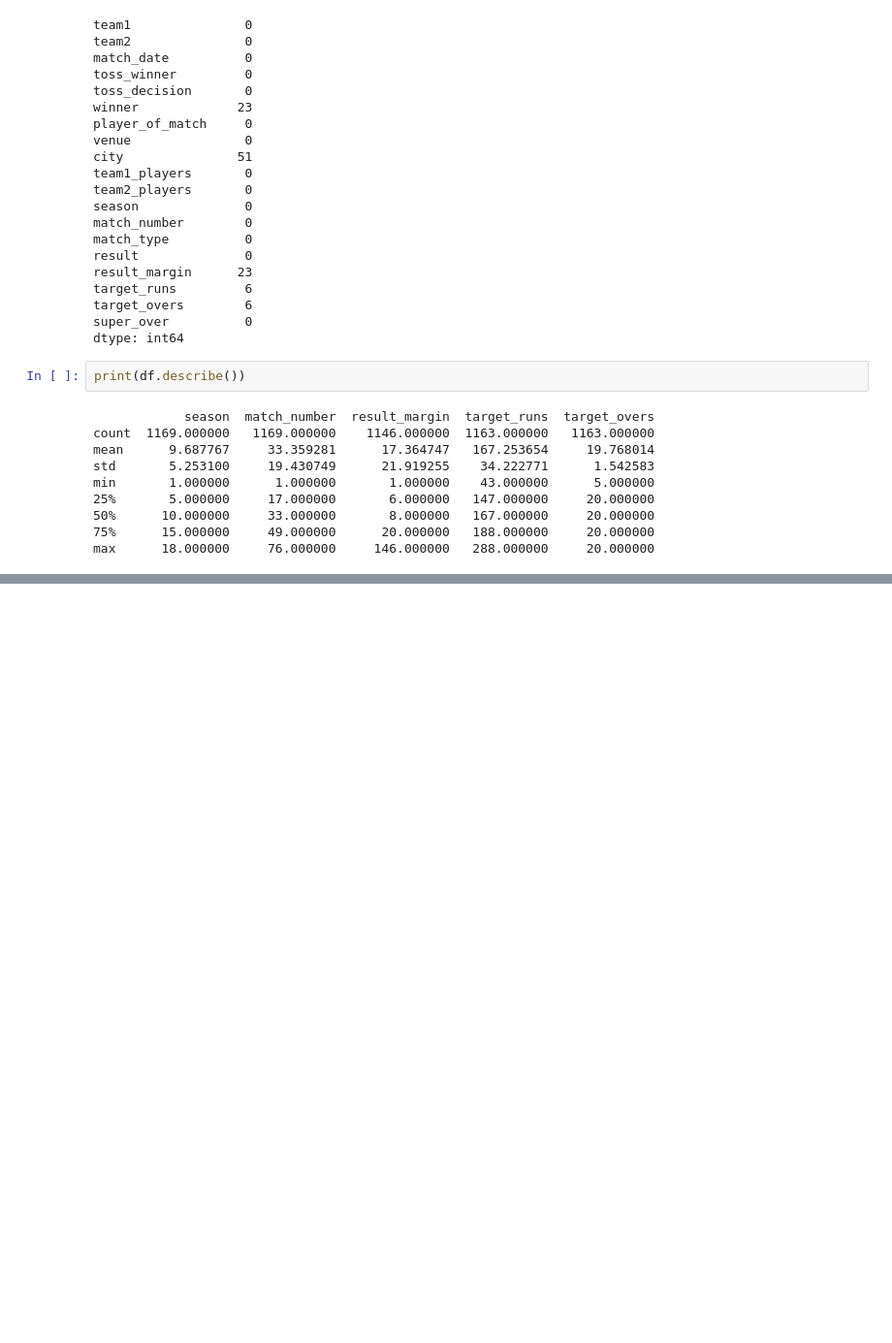
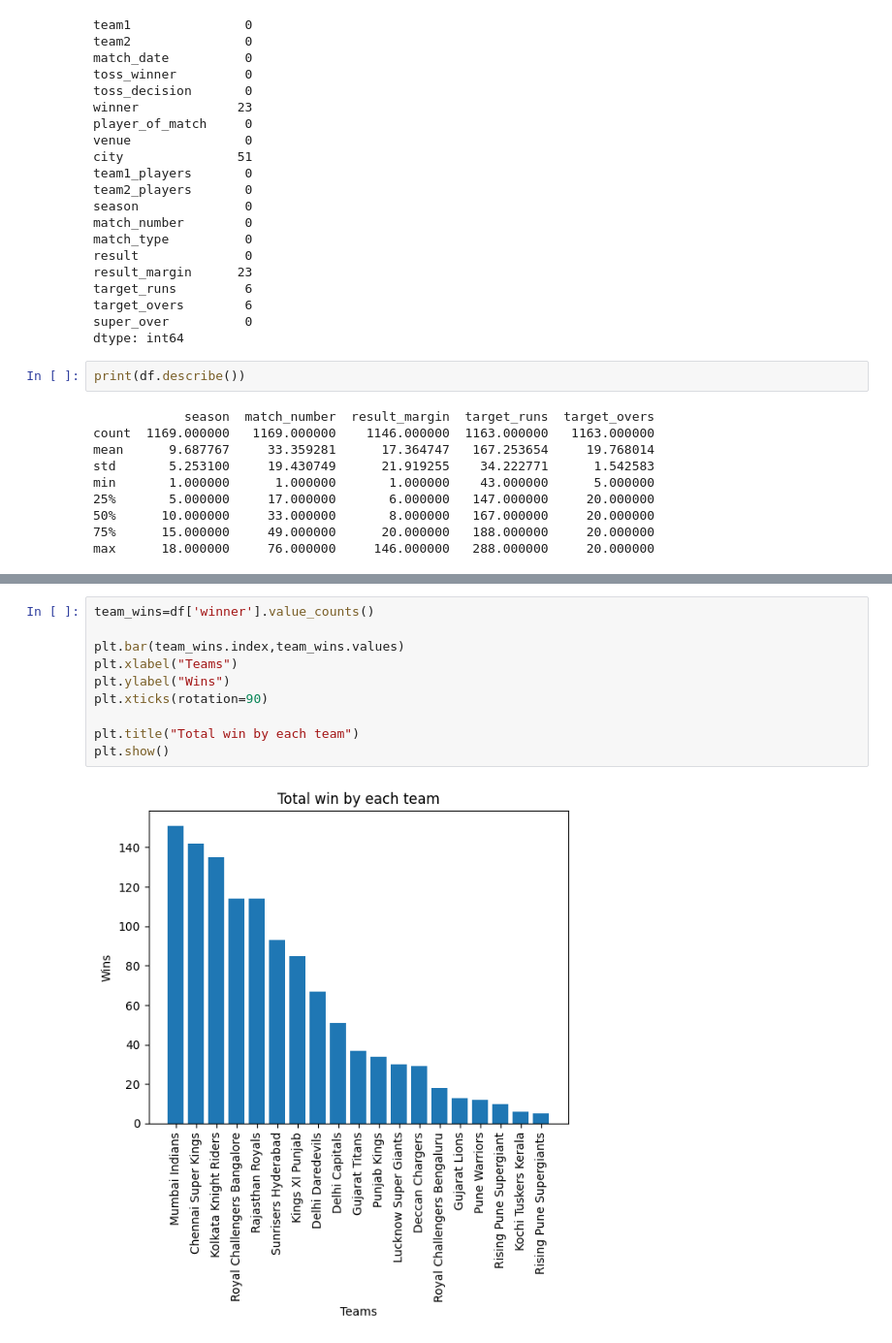
Before and after one commit to Madhanjm/daily-tasks, a Jupyter notebook: 13-01-2025/data_set_analysis.ipynb, the cells around one changed output, grey strips where cells are left out. Shown at 97% size. Drawn from its saved outputs; the diff is of its cells as text; blank space fills up the shorter version.

```diff
--- a/13-01-2025/data_set_analysis.ipynb
+++ b/13-01-2025/data_set_analysis.ipynb
@@ -62,0 +86,12 @@ max      18.000000     76.000000     146.000000   288.000000     20.000000
+# %%
+team_wins=df['winner'].value_counts()
+
+plt.bar(team_wins.index,team_wins.values)
+plt.xlabel("Teams")
+plt.ylabel("Wins")
+plt.xticks(rotation=90)
+
+plt.title("Total win by each team")
+plt.show()
+# %% [output]
+[figure, added]
```
Also changed, not shown: parts of 8 cells of this notebook, 1 other file.
